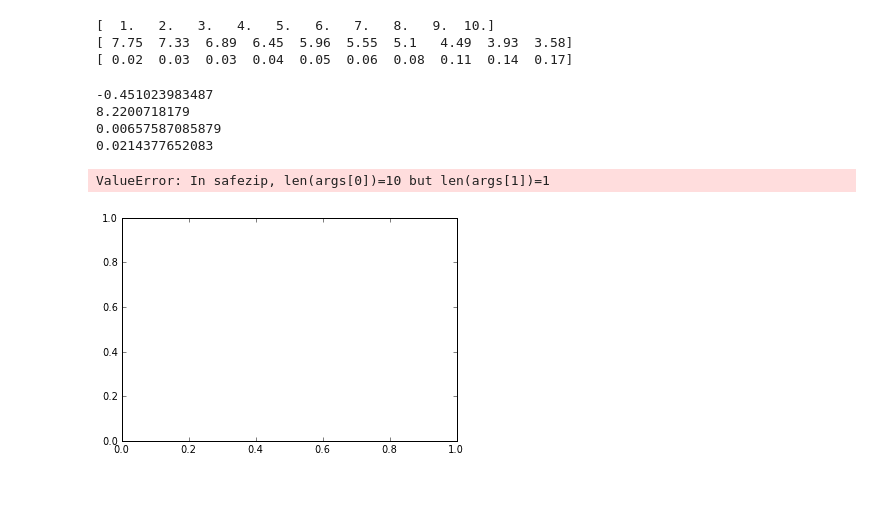
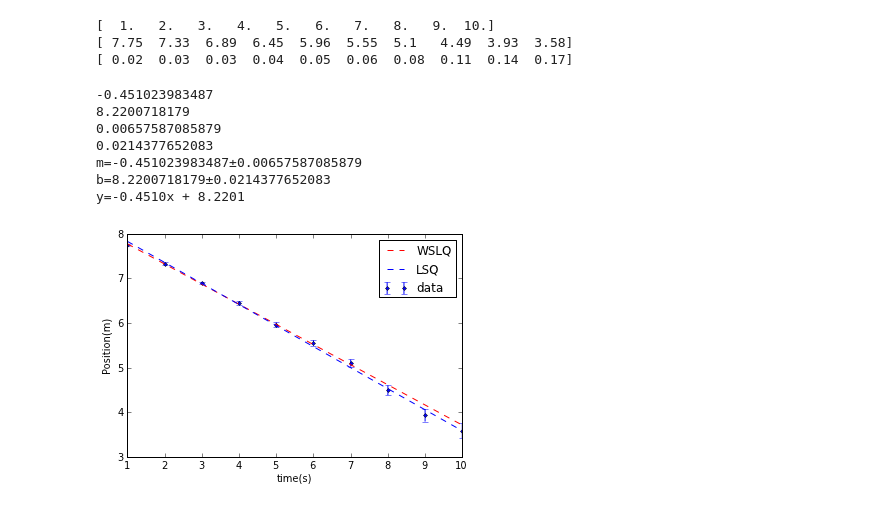
Before and after one commit to mmille60/PHYS202-SP2013, a Jupyter notebook: Week9/Week9 notes.ipynb, the cells around one changed output. Saved outputs shown, nothing was run; the diff lists cells and outputs as text; code cells hidden in the pictures.

```diff
--- a/Week9/Week9 notes.ipynb
+++ b/Week9/Week9 notes.ipynb
@@ -74,10 +74,10 @@ Part a
 # %%
 def LinearLeastSquaresFit(x,y):
     """takes in array repersenting (x,y) values for a set of linearly varying data and perform a linear least squares refression. Return the resulting slope and intercenpt parameters of the best fir line with their uncertainties"""
-    m=(average(x*y)-average(x)*average(y))/(average(x**2)-(average(x))**2)
+    m1=(average(x*y)-average(x)*average(y))/(average(x**2)-(average(x))**2)
     b=(average(x*x)*average(y)-average(x)*average(x*y))/(average(x**2)-(average(x))**2)
-    u=y-(m*x+b)
+    u=y-(m1*x+b)
     n=len(x)
     um=((1/(n-2.))*average(u**2)/(average(x**2)-(average(x))**2))**.5
     ub=((1/(n-2.))*(average(u**2)*average(x**2))/(average(x**2)-(average(x))**2))**.5
-    return m,b,um,ub
+    return m1,b,um,ub
@@ -89,7 +92,7 @@ print y
 [  1.   2.   3.   4.   5.   6.   7.   8.   9.  10.]
 [ 7.75  7.33  6.89  6.45  5.96  5.55  5.1   4.49  3.93  3.58]
 # %%
-m,b,um,ub=LinearLeastSquaresFit(x,y)
+m1,b,um,ub=LinearLeastSquaresFit(x,y)
 print b
 # %% [output]
 8.296
@@ -104,9 +110,9 @@ y=-0.4715x + 8.2960
 # %%
 plot(x,y,'r*',label="data")
-yfit=m*x+b
-plot(x,yfit,label="curve fit")
-yplus=(m+um)*x+(b+ub)
-yminus=(m-um)*x+(b-ub)
+yfitLSQ=m1*x+b
+plot(x,yfitLSQ,label="curve fit")
+yplus=(m1+um)*x+(b+ub)
+yminus=(m1-um)*x+(b-ub)
 plot(x,yminus,'r--',label="curvefit plus deviation")
 plot(x,yplus,'g--',label="curvefit minus deviation")
 legend(loc="lower left")
@@ -164,24 +170,27 @@ print m
 print b
 print um
 print ub
+
+print "m="+str(WeightedLinearLeastSquaresFit(x,y,w)[0])+"±"+str(WeightedLinearLeastSquaresFit(x,y,w)[2])
+print "b="+str(WeightedLinearLeastSquaresFit(x,y,w)[1])+"±"+str(WeightedLinearLeastSquaresFit(x,y,w)[3])
+print "y=%.4fx + %.4f"%(m,b)
 # %% [output]
 -0.451023983487
 8.2200718179
 0.00657587085879
 0.0214377652083
+m=-0.451023983487±0.00657587085879
+b=8.2200718179±0.0214377652083
+y=-0.4510x + 8.2201
 # %%
-errorbar(
-errorbar(x,y,u,)
-"""yfit=m*x+b
-plot(x,yfit,label="curve fit")
-yplus=(m+um)*x+(b+ub)
-yminus=(m-um)*x+(b-ub)
-plot(x,yminus,'r--',label="curvefit plus deviation")
-plot(x,yplus,'g--',label="curvefit minus deviation")
-legend(loc="lower left")
+
+errorbar(x,y,u,fmt='b.',label="data")
+yfit=m*x+b
+plot(x,yfit,'r--',label="WSLQ")
+plot(x,yfitLSQ,"b--",label="LSQ")
+legend(loc="best")
 xlabel('time(s)')
 ylabel('Position(m)')
-show()"""
+show()
 # %% [output]
-ValueError: In safezip, len(args[0])=10 but len(args[1])=1
-[figure, old version]
+[figure, new version]
```
Also changed, not shown: parts of 4 cells of this notebook.
